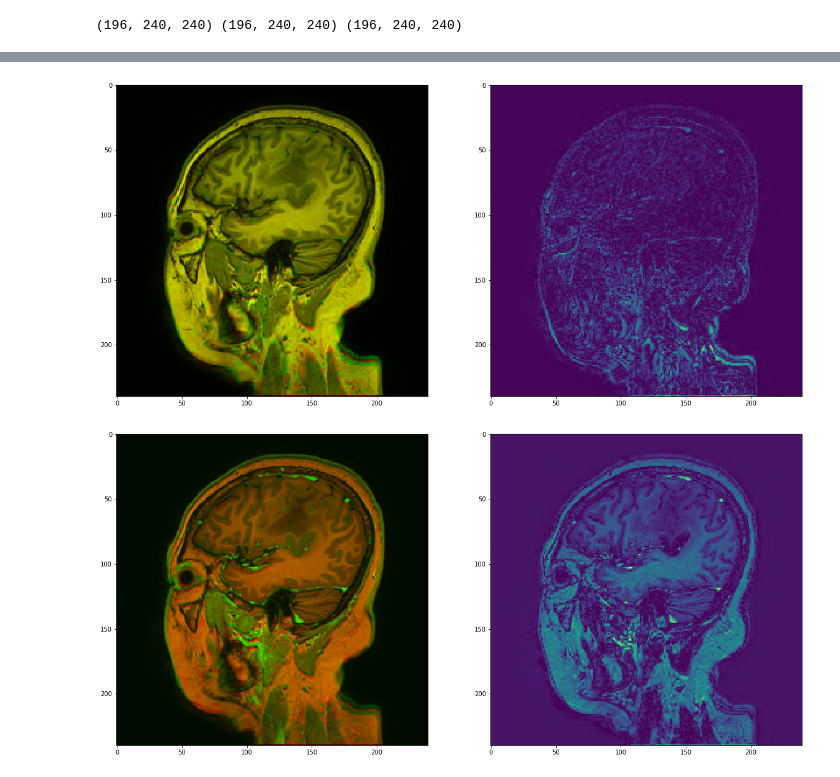
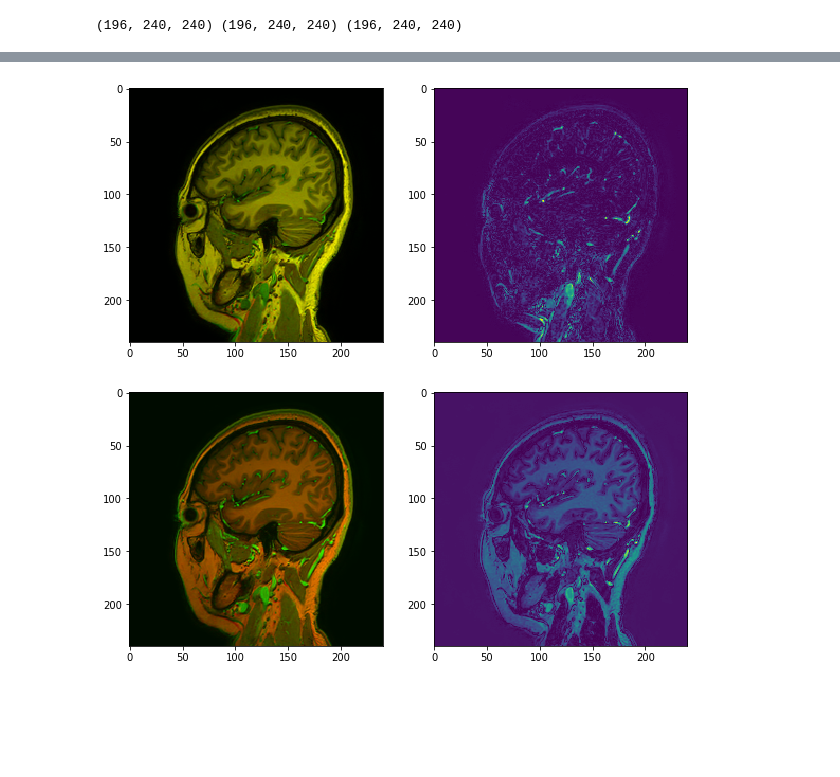
Before and after one commit to subtlemedicalinc/SubtleBoost, a Jupyter notebook: notebooks/Test_Tiantan_dicom_scaling.ipynb, the cells around one changed output, grey strips where cells are left out. Cells and saved outputs as stored; diff of their text form; code cells hidden in the pictures; blank space fills up the shorter version.

Commit message:
adjust approach for scaling tiantan

```diff
--- a/notebooks/Test_Tiantan_dicom_scaling.ipynb
+++ b/notebooks/Test_Tiantan_dicom_scaling.ipynb
@@ -16,6 +18,11 @@ import SimpleITK as sitk
 base_path = '/home/subtle/Data/Tiantan_Batch1/Brain1H-600444022'
 base_path = '/home/subtle/Data/Tiantan_Batch1/Brain3H-600437593'
 base_path = '/home/subtle/Data/Tiantan_Batch1/Brain4H-601044594/'
+base_path = '/home/subtle/Data/Tiantan/NO30'
+base_path = '/home/subtle/Data/Tiantan/NO29'
+# base_path = '/home/subtle/Data/Tiantan/NO10'
+# base_path = '/home/subtle/Data/Tiantan/NO47'
+
 path_zero, path_low, path_high = suio.get_dicom_dirs(base_path, override=True)
 print(path_zero, path_low, path_high)
 # %% [output]
@@ -122,8 +65,12 @@ def rescale_im(im, rescale_slope, rescale_intercept, scale_slope):
 # %%
-im0_reg_rescale = rescale_im(im0, rescale_slope_0, rescale_intercept_0, scale_slope_0)
-im1_reg_rescale = rescale_im(im1_reg, rescale_slope_1, rescale_intercept_1, scale_slope_1)
-im2_reg_rescale = rescale_im(im2_reg, rescale_slope_2, rescale_intercept_2, scale_slope_2)
+im0_rescale = sup.scale_slope_intercept(im0, rescale_slope_0, rescale_intercept_0, scale_slope_0)
+im1_rescale = sup.scale_slope_intercept(im1, rescale_slope_1, rescale_intercept_1, scale_slope_1)
+im2_rescale = sup.scale_slope_intercept(im2, rescale_slope_2, rescale_intercept_2, scale_slope_2)
+
+idx = 60
+plt.figure(figsize=(20,10))
+suplot.imshowtile(np.stack((im0[idx,...], im1[idx,...], im2[idx,...]), axis=2))
 
 plt.figure(figsize=(20,10))
-suplot.imshowtile(np.stack((im0_reg_rescale[idx,...], im1_reg_rescale[idx,...], im2_reg_rescale[idx,...]), axis=2))
+suplot.imshowtile(np.stack((im0_rescale[idx,...], im1_rescale[idx,...], im2_rescale[idx,...]), axis=2))
 # %% [output]
@@ -130,0 +79,4 @@ suplot.imshowtile(np.stack((im0_reg_rescale[idx,...], im1_reg_rescale[idx,...],
+# %%
+spars = sitk.GetDefaultParameterMap('rigid')
+im1_reg_rescale, p1_reg = sup.register_im(im0_rescale, im1_rescale, param_map=spars)
+im2_reg_rescale, p2_reg = sup.register_im(im0_rescale, im2_rescale, param_map=spars)
@@ -131,11 +96,11 @@ suplot.imshowtile(np.stack((im0_reg_rescale[idx,...], im1_reg_rescale[idx,...],
 # %%
-plt.figure(figsize=(20,10))
-suplot.imshowreg(im0_reg_rescale[idx,...], im1_reg_rescale[idx,...])
-plt.figure(figsize=(20,10))
-suplot.imshowreg(im0_reg_rescale[idx,...], im2_reg_rescale[idx,...])
+plt.figure(figsize=(10,6))
+suplot.imshowreg(im0_rescale[idx,...], im1_reg_rescale[idx,...])
+plt.figure(figsize=(10,6))
+suplot.imshowreg(im0_rescale[idx,...], im2_reg_rescale[idx,...])
 # %% [output]
-[figure, old version]
+[figure, new version]
-[figure, old version]
+[figure, new version]
 # %%
 plt.figure(figsize=(20,10))
 plt.subplot(1,2,1)
```
Also changed, not shown: parts of 23 cells of this notebook.
